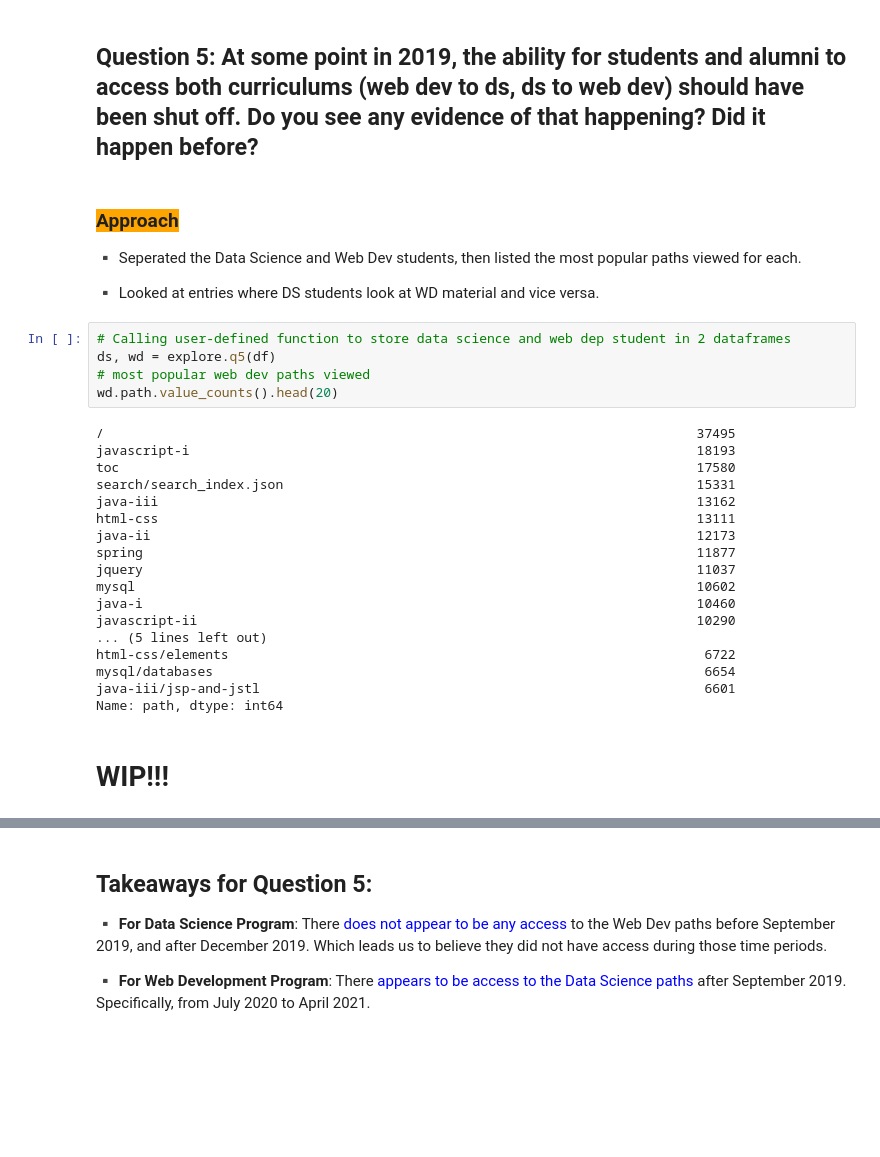
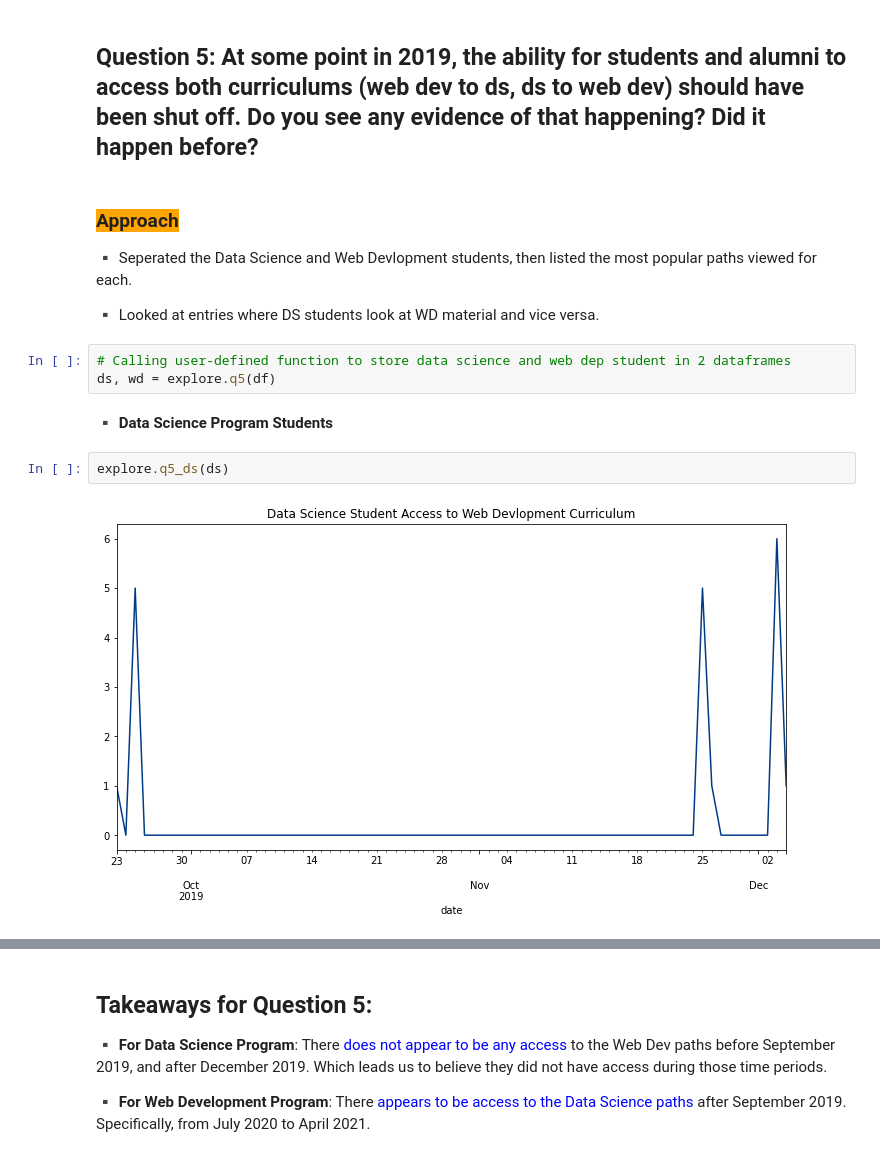
Before and after one commit to JML-Association/Anomaly-Detection-Project, a Jupyter notebook: final_report.ipynb, the cells around one changed output, grey strips where cells are left out. Saved outputs shown, nothing was run; the diff lists cells and outputs as text; blank space fills up the shorter version.

```diff
--- a/final_report.ipynb
+++ b/final_report.ipynb
@@ -282,31 +282,15 @@ explore.q3_abnormal_users(df)
 ## Question 5: At some point in 2019, the ability for students and alumni to access both curriculums (web dev to ds, ds to web dev) should have been shut off. Do you see any evidence of that happening? Did it happen before?
 # %% [markdown]
 ### <span style='background :orange' >Approach</span>
-▪️ Seperated the Data Science and Web Dev students, then listed the most popular paths viewed for each.
+▪️ Seperated the Data Science and Web Devlopment students, then listed the most popular paths viewed for each.
 
 ▪️ Looked at entries where DS students look at WD material and vice versa.
 # %%
 # Calling user-defined function to store data science and web dep student in 2 dataframes
 ds, wd = explore.q5(df)
-# most popular web dev paths viewed
-wd.path.value_counts().head(20)
-# %% [output]
-/                                                                            37495
-javascript-i                                                                 18193
-toc                                                                          17580
-search/search_index.json                                                     15331
-java-iii                                                                     13162
-html-css                                                                     13111
-java-ii                                                                      12173
-spring                                                                       11877
-jquery                                                                       11037
-mysql                                                                        10602
-java-i                                                                       10460
-javascript-ii                                                                10290
-... (5 lines left out)
-html-css/elements                                                             6722
-mysql/databases                                                               6654
-java-iii/jsp-and-jstl                                                         6601
-Name: path, dtype: int64
-# %% [markdown]
-# WIP!!!
+# %% [markdown]
+**▪️ Data Science Program Students**
+# %%
+explore.q5_ds(ds)
+# %% [output]
+[figure, added]
```
Also changed, not shown: parts of 33 cells of this notebook.
